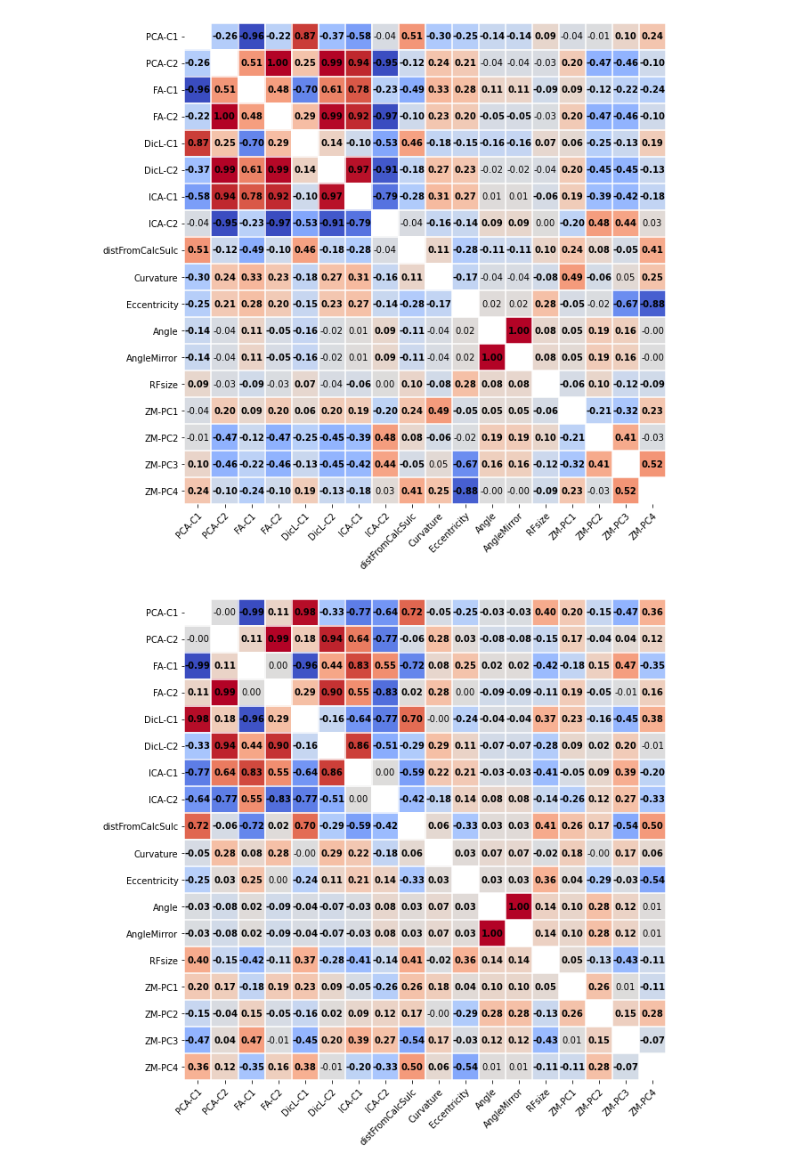
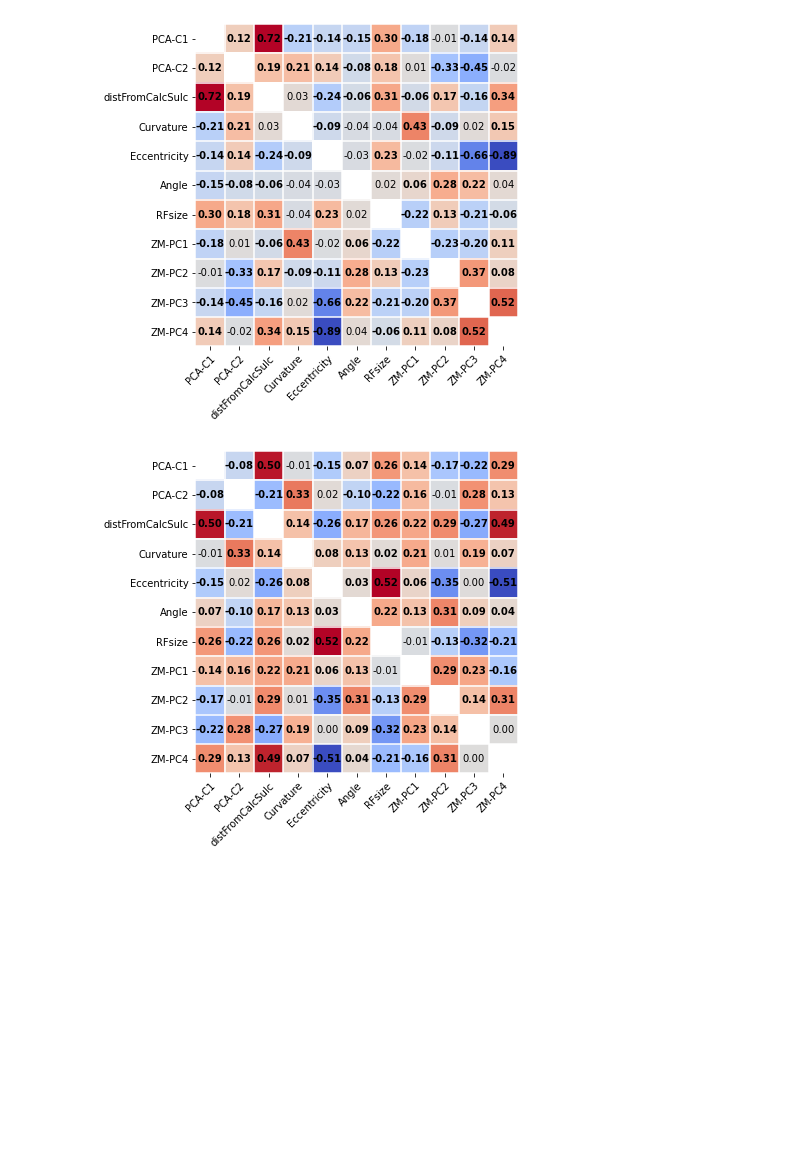
Before and after one commit to BNUCNL/nibrain, a Jupyter notebook: cxy_visual_dev/scripts/plot_RSM.ipynb, the cells around one changed output. Drawn from its saved outputs; the diff is of its cells as text; code cells hidden in the pictures; blank space fills up the shorter version.

```diff
--- a/cxy_visual_dev/scripts/plot_RSM.ipynb
+++ b/cxy_visual_dev/scripts/plot_RSM.ipynb
@@ -78,30 +78,36 @@ def plot_sym_mat(fpath, items, figsize, mtc, out_file):
         plt.savefig(out_file)
 # %%
 fnames = [
-    # 'RSM_MMP-vis2-early3-L.pkl',
-    # 'RSM_MMP-vis2-early3-R.pkl',
-    'RSM_MMP-vis2-early3-LR.pkl',
-    # 'RSM_MMP-vis2-early3-L_R2.pkl',
-    # 'RSM_MMP-vis2-early3-R_R2.pkl',
-    'RSM_MMP-vis2-early3-LR_R2.pkl',
+    # 'RSM_MMP-vis2-early-LR.pkl',
+    # 'RSM_MMP-vis2-early-LR_R2.pkl',
+    # 'RSM_MMP-vis2-later-LR.pkl',
+    # 'RSM_MMP-vis2-later-LR_R2.pkl',
+    'RSM_MMP-vis2-early2-LR.pkl',
+    'RSM_MMP-vis2-early2-LR_R2.pkl',
+    'RSM_MMP-vis2-later2-LR.pkl',
+    'RSM_MMP-vis2-later2-LR_R2.pkl',
+    # 'RSM_MMP-vis2-dorsal-LR.pkl',
+    # 'RSM_MMP-vis2-dorsal-LR_R2.pkl',
+    # 'RSM_MMP-vis2-ventral-LR.pkl',
+    # 'RSM_MMP-vis2-ventral-LR_R2.pkl',
+    # 'RSM_MMP-vis2-middle-LR.pkl',
+    # 'RSM_MMP-vis2-middle-LR_R2.pkl',
     # 'RSM_MMP-vis2-L.pkl',
     # 'RSM_MMP-vis2-R.pkl',
-    'RSM_MMP-vis2-LR.pkl',
+    # 'RSM_MMP-vis2-LR.pkl',
     # 'RSM_MMP-vis2-L_R2.pkl',
     # 'RSM_MMP-vis2-R_R2.pkl',
-    'RSM_MMP-vis2-LR_R2.pkl',
-    'RSM_MMP-vis2-later3-LR.pkl',
-    'RSM_MMP-vis2-later3-LR_R2.pkl'
+    # 'RSM_MMP-vis2-LR_R2.pkl',
 ]
 
 for fname in fnames:
     print(fname)
     plot_sym_mat(
         fpath=pjoin(anal_dir, f'RSM/{fname}'),
-        # items=('PCA-C1', 'PCA-C2', 'DicL-C1', 'DicL-C2', 'ICA-C1', 'ICA-C2', 'distFromCalcSulc',
-        # 'Curvature', 'Eccentricity', 'Angle', 'RFsize', 'ZM-PC1', 'ZM-PC2', 'ZM-PC3', 'ZM-PC4'),
-        items='all',
-        figsize=(9, 9), mtc=False,
+        items=('PCA-C1', 'PCA-C2', 'distFromCalcSulc', 'Curvature', 'Eccentricity',
+        'Angle', 'RFsize', 'ZM-PC1', 'ZM-PC2', 'ZM-PC3', 'ZM-PC4'),
+        # items='all',
+        figsize=(6, 6), mtc=False,
         # out_file=None
         out_file=pjoin(work_dir, f"{fname.split('.')[0]}.jpg")
     )
@@ -116,2 +120,2 @@ RSM_MMP-vis2-later3-LR_R2.pkl
-[figure, old version]
+[figure, new version]
-[figure, old version]
+[figure, new version]
```
Also changed, not shown: parts of 1 cell of this notebook, 7 other files.
